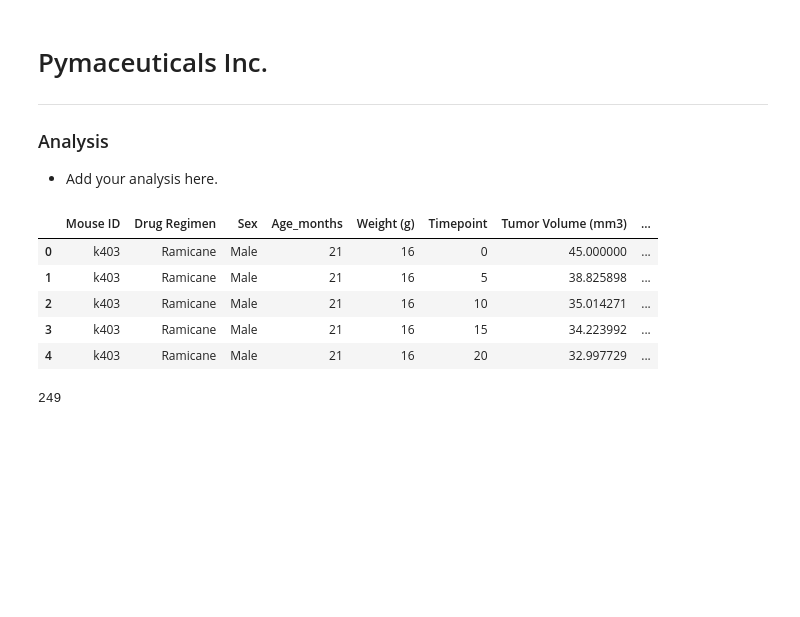
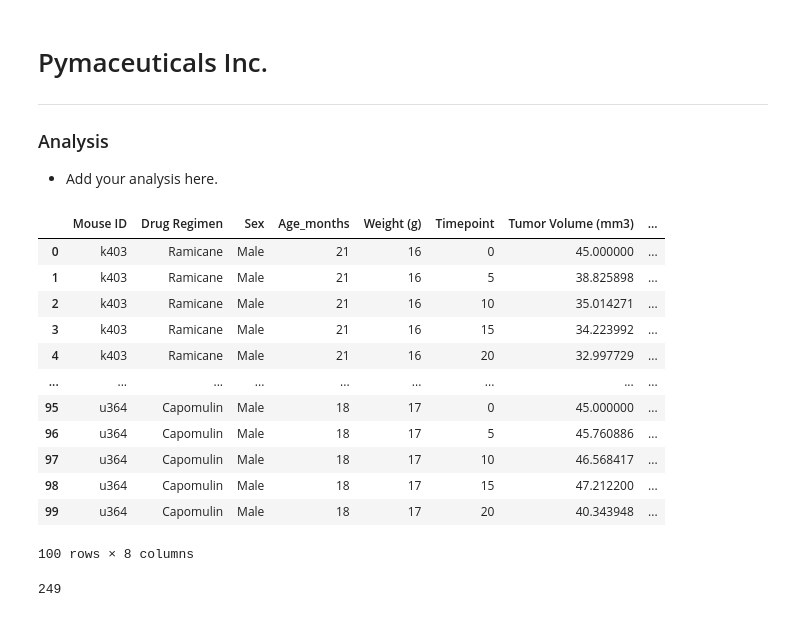
Before and after one commit to ShoaibFarooqui/pandas-and-matplotlib, a Jupyter notebook: module_5_starter_code/Pymaceuticals/pymaceuticals_starter.ipynb, the cells around one changed output. Drawn from its saved outputs; the diff is of its cells as text; code cells hidden in the pictures; blank space fills up the shorter version.

```diff
--- a/module_5_starter_code/Pymaceuticals/pymaceuticals_starter.ipynb
+++ b/module_5_starter_code/Pymaceuticals/pymaceuticals_starter.ipynb
@@ -8,28 +8,35 @@
 # %%
 # Dependencies and Setup
 import matplotlib.pyplot as plt
 import pandas as pd
 import scipy.stats as st
 
 # Study data files
 mouse_metadata_path = "data/Mouse_metadata.csv"
 study_results_path = "data/Study_results.csv"
 
 # Read the mouse data and the study results
 mouse_metadata = pd.read_csv(mouse_metadata_path)
 study_results = pd.read_csv(study_results_path)
 
 # Combine the data into a single dataset
 study_df = pd.merge(mouse_metadata, study_results, on="Mouse ID")
 # Display the data table for preview
-study_df.head()
+study_df.head(100)
 # %% [output]
 |  | Mouse ID | Drug Regimen | Sex | Age_months | Weight (g) | Timepoint | Tumor Volume (mm3) | ... |
 | 0 | k403 | Ramicane | Male | 21 | 16 | 0 | 45.000000 | ... |
 | 1 | k403 | Ramicane | Male | 21 | 16 | 5 | 38.825898 | ... |
 | 2 | k403 | Ramicane | Male | 21 | 16 | 10 | 35.014271 | ... |
 | 3 | k403 | Ramicane | Male | 21 | 16 | 15 | 34.223992 | ... |
 | 4 | k403 | Ramicane | Male | 21 | 16 | 20 | 32.997729 | ... |
+| ... | ... | ... | ... | ... | ... | ... | ... | ... |
+| 95 | u364 | Capomulin | Male | 18 | 17 | 0 | 45.000000 | ... |
+| 96 | u364 | Capomulin | Male | 18 | 17 | 5 | 45.760886 | ... |
+| 97 | u364 | Capomulin | Male | 18 | 17 | 10 | 46.568417 | ... |
+| 98 | u364 | Capomulin | Male | 18 | 17 | 15 | 47.212200 | ... |
+| 99 | u364 | Capomulin | Male | 18 | 17 | 20 | 40.343948 | ... |
+100 rows × 8 columns
 # %%
 # Checking the number of mice.
 mice_count = len(study_df['Mouse ID'].unique())
```
Also changed, not shown: parts of 2 cells of this notebook.
